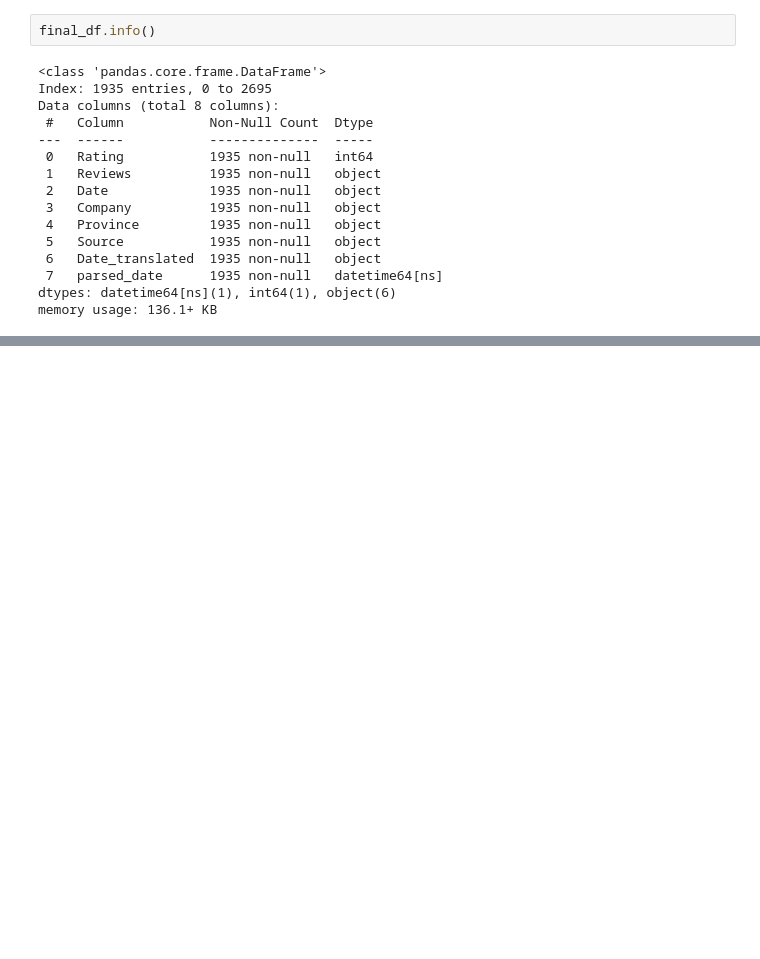
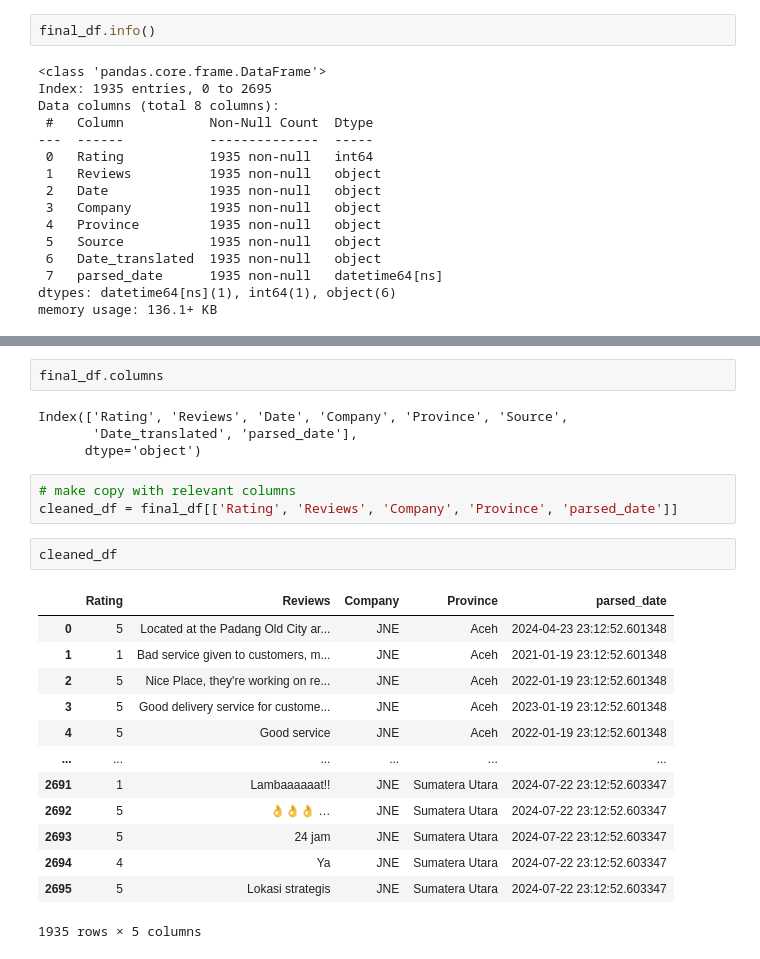
Before and after one commit to Radenaz/sandbox_textprepro, a Jupyter notebook: text_prepro_test.ipynb, the cells around one changed output, grey strips where cells are left out. Cells and saved outputs as stored; diff of their text form; blank space fills up the shorter version.

```diff
--- a/text_prepro_test.ipynb
+++ b/text_prepro_test.ipynb
@@ -499 +521,26 @@ final_df
 1935 rows × 8 columns
+# %%
+final_df.columns
+# %% [output]
+Index(['Rating', 'Reviews', 'Date', 'Company', 'Province', 'Source',
+       'Date_translated', 'parsed_date'],
+      dtype='object')
+# %%
+# make copy with relevant columns
+cleaned_df = final_df[['Rating', 'Reviews', 'Company', 'Province', 'parsed_date']]
+# %%
+cleaned_df
+# %% [output]
+|  | Rating | Reviews | Company | Province | parsed_date |
+| 0 | 5 | Located at the Padang Old City ar... | JNE | Aceh | 2024-04-23 23:12:52.601348 |
+| 1 | 1 | Bad service given to customers, m... | JNE | Aceh | 2021-01-19 23:12:52.601348 |
+| 2 | 5 | Nice Place, they're working on re... | JNE | Aceh | 2022-01-19 23:12:52.601348 |
+| 3 | 5 | Good delivery service for custome... | JNE | Aceh | 2023-01-19 23:12:52.601348 |
+| 4 | 5 | Good service | JNE | Aceh | 2022-01-19 23:12:52.601348 |
+| ... | ... | ... | ... | ... | ... |
+| 2691 | 1 | Lambaaaaaat!! | JNE | Sumatera Utara | 2024-07-22 23:12:52.603347 |
+| 2692 | 5 | 👌👌👌 … | JNE | Sumatera Utara | 2024-07-22 23:12:52.603347 |
+| 2693 | 5 | 24 jam | JNE | Sumatera Utara | 2024-07-22 23:12:52.603347 |
+| 2694 | 4 | Ya | JNE | Sumatera Utara | 2024-07-22 23:12:52.603347 |
+| 2695 | 5 | Lokasi strategis | JNE | Sumatera Utara | 2024-07-22 23:12:52.603347 |
+1935 rows × 5 columns
```
Also changed, not shown: parts of 18 cells of this notebook, 1 other file.
